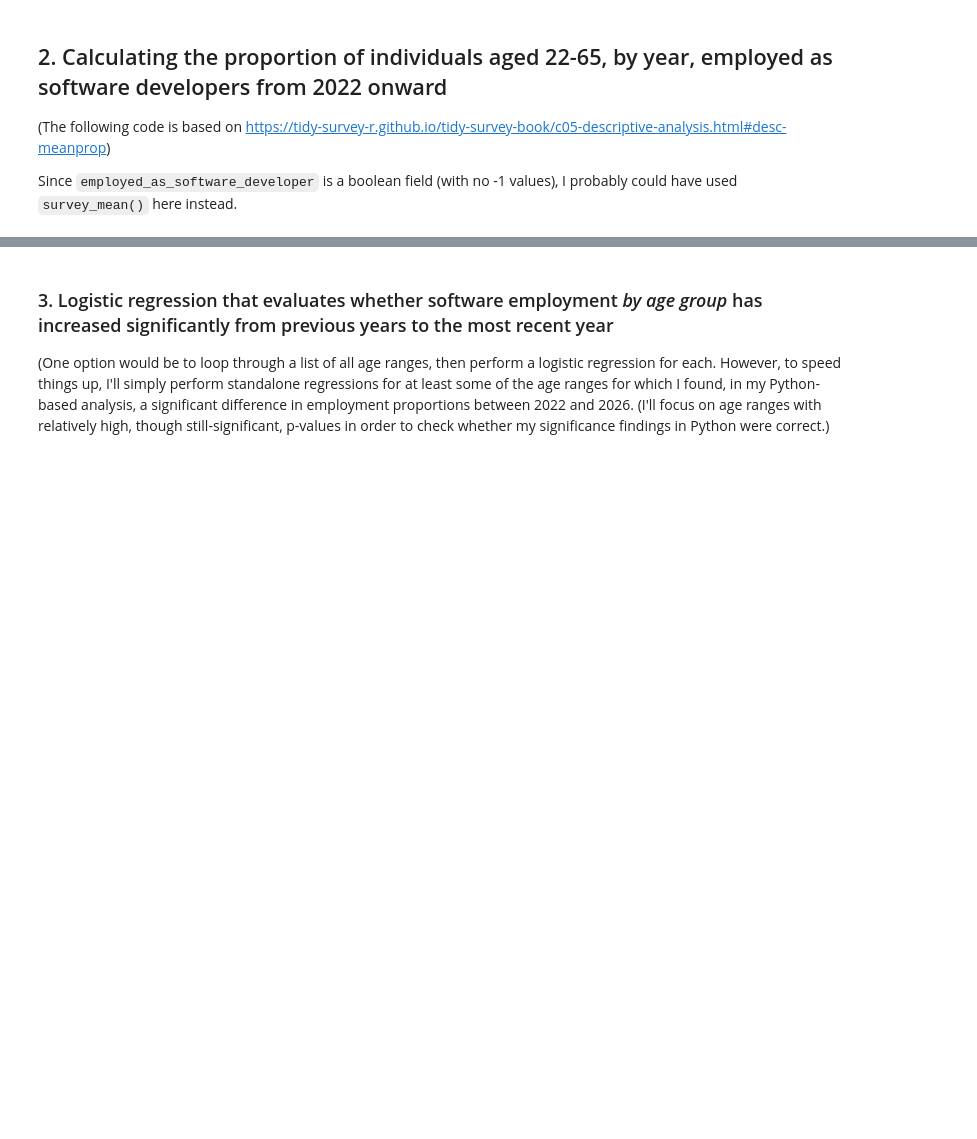
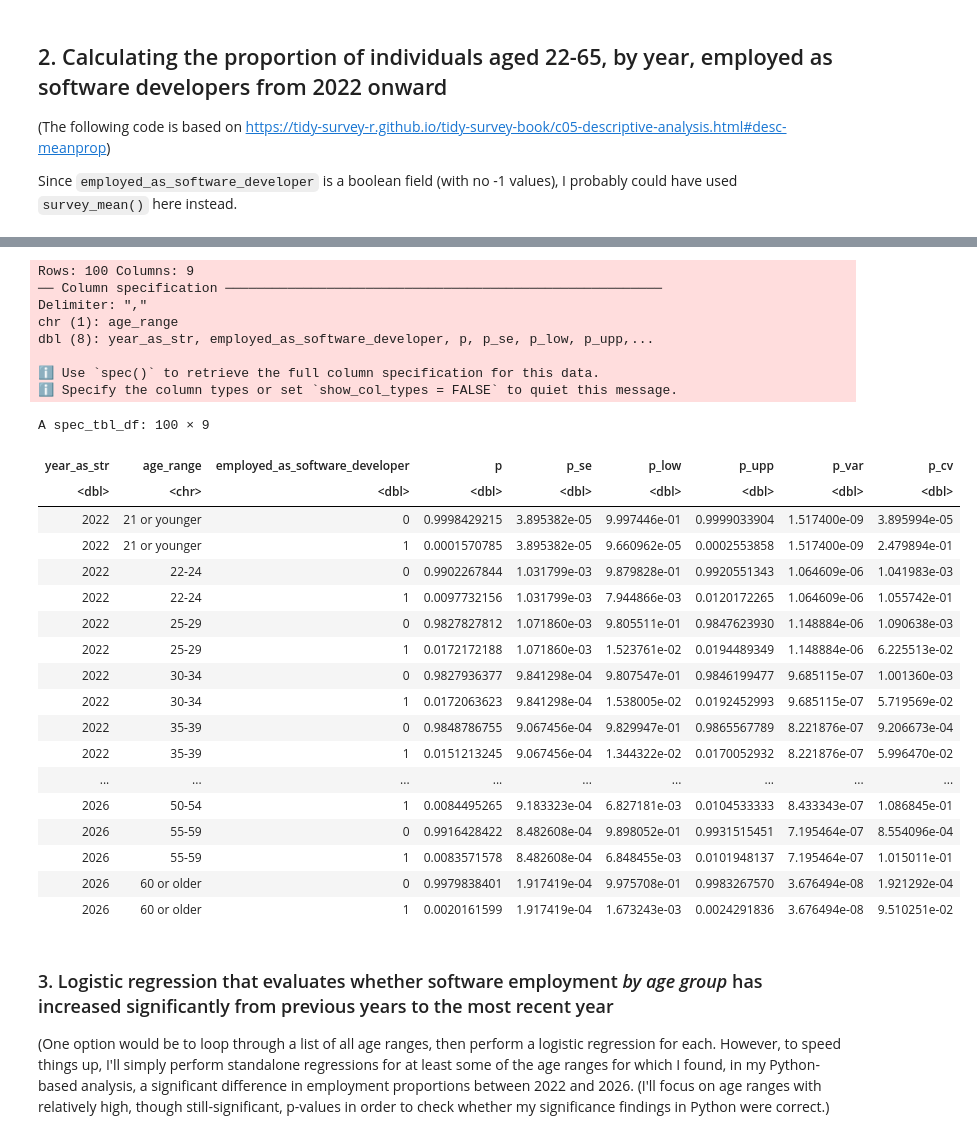
Before and after one commit to kburchfiel/employment_trends, a Jupyter notebook: R_employment_trend_checks.ipynb, the cells around one changed output, grey strips where cells are left out. Saved outputs shown, nothing was run; the diff lists cells and outputs as text; code cells hidden in the pictures; blank space fills up the shorter version.

```diff
--- a/R_employment_trend_checks.ipynb
+++ b/R_employment_trend_checks.ipynb
@@ -207,8 +227,44 @@ A grouped_df: 10 × 8
 # %%
-df_dev_employment_proportion_by_year_and_age_range <- sd_df_22_26 %>% group_by(
+csv_path = 'R_Datasets/dev_employment_proportion_by_year_and_age_range.csv'
+if (update_proportions_and_regressions == TRUE)
+    {df_dev_employment_proportion_by_year_and_age_range <- sd_df_22_26 %>% group_by(
 year_as_str, age_range, employed_as_software_developer) %>% summarize(
 p = survey_prop(vartype = c("se", "ci", "var", "cv")))
+
+write_csv(df_dev_employment_proportion_by_year_and_age_range, csv_path)
+}
+
+df_dev_employment_proportion_by_year_and_age_range = read_csv(csv_path)
+
 df_dev_employment_proportion_by_year_and_age_range
+# %% [output]
+Rows: 100 Columns: 9
+── Column specification ────────────────────────────────────────────────────────
+Delimiter: ","
+chr (1): age_range
+dbl (8): year_as_str, employed_as_software_developer, p, p_se, p_low, p_upp,...
+
+ℹ Use `spec()` to retrieve the full column specification for this data.
+ℹ Specify the column types or set `show_col_types = FALSE` to quiet this message.
+A spec_tbl_df: 100 × 9
+| year_as_str | age_range | employed_as_software_developer | p | p_se | p_low | p_upp | p_var | p_cv |
+| <dbl> | <chr> | <dbl> | <dbl> | <dbl> | <dbl> | <dbl> | <dbl> | <dbl> |
+| 2022 | 21 or younger | 0 | 0.9998429215 | 3.895382e-05 | 9.997446e-01 | 0.9999033904 | 1.517400e-09 | 3.895994e-05 |
+| 2022 | 21 or younger | 1 | 0.0001570785 | 3.895382e-05 | 9.660962e-05 | 0.0002553858 | 1.517400e-09 | 2.479894e-01 |
+| 2022 | 22-24 | 0 | 0.9902267844 | 1.031799e-03 | 9.879828e-01 | 0.9920551343 | 1.064609e-06 | 1.041983e-03 |
+| 2022 | 22-24 | 1 | 0.0097732156 | 1.031799e-03 | 7.944866e-03 | 0.0120172265 | 1.064609e-06 | 1.055742e-01 |
+| 2022 | 25-29 | 0 | 0.9827827812 | 1.071860e-03 | 9.805511e-01 | 0.9847623930 | 1.148884e-06 | 1.090638e-03 |
+| 2022 | 25-29 | 1 | 0.0172172188 | 1.071860e-03 | 1.523761e-02 | 0.0194489349 | 1.148884e-06 | 6.225513e-02 |
+| 2022 | 30-34 | 0 | 0.9827936377 | 9.841298e-04 | 9.807547e-01 | 0.9846199477 | 9.685115e-07 | 1.001360e-03 |
+| 2022 | 30-34 | 1 | 0.0172063623 | 9.841298e-04 | 1.538005e-02 | 0.0192452993 | 9.685115e-07 | 5.719569e-02 |
+| 2022 | 35-39 | 0 | 0.9848786755 | 9.067456e-04 | 9.829947e-01 | 0.9865567789 | 8.221876e-07 | 9.206673e-04 |
+| 2022 | 35-39 | 1 | 0.0151213245 | 9.067456e-04 | 1.344322e-02 | 0.0170052932 | 8.221876e-07 | 5.996470e-02 |
+| ... | ... | ... | ... | ... | ... | ... | ... | ... |
+| 2026 | 50-54 | 1 | 0.0084495265 | 9.183323e-04 | 6.827181e-03 | 0.0104533333 | 8.433343e-07 | 1.086845e-01 |
+| 2026 | 55-59 | 0 | 0.9916428422 | 8.482608e-04 | 9.898052e-01 | 0.9931515451 | 7.195464e-07 | 8.554096e-04 |
+| 2026 | 55-59 | 1 | 0.0083571578 | 8.482608e-04 | 6.848455e-03 | 0.0101948137 | 7.195464e-07 | 1.015011e-01 |
+| 2026 | 60 or older | 0 | 0.9979838401 | 1.917419e-04 | 9.975708e-01 | 0.9983267570 | 3.676494e-08 | 1.921292e-04 |
+| 2026 | 60 or older | 1 | 0.0020161599 | 1.917419e-04 | 1.673243e-03 | 0.0024291836 | 3.676494e-08 | 9.510251e-02 |
 # %% [markdown]
 ### 3. Logistic regression that evaluates whether software employment *by age group* has increased significantly from previous years to the most recent year
 
```
Also changed, not shown: parts of 18 cells of this notebook, 32 other files.
